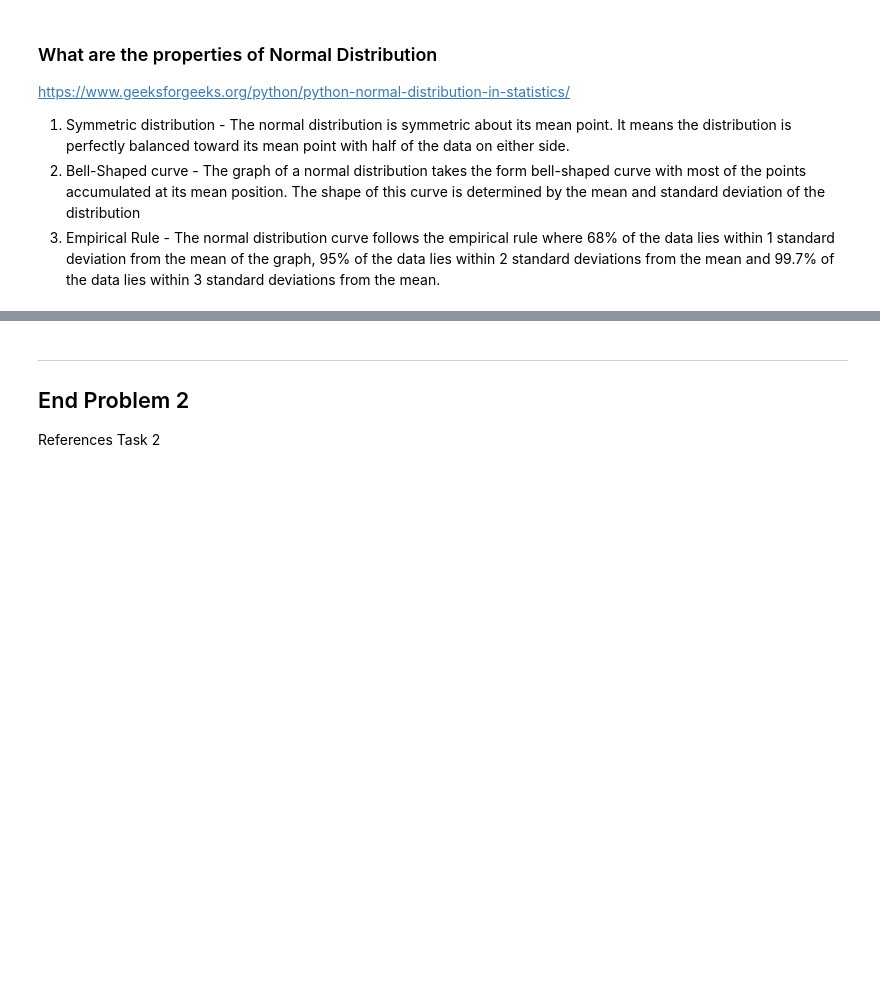
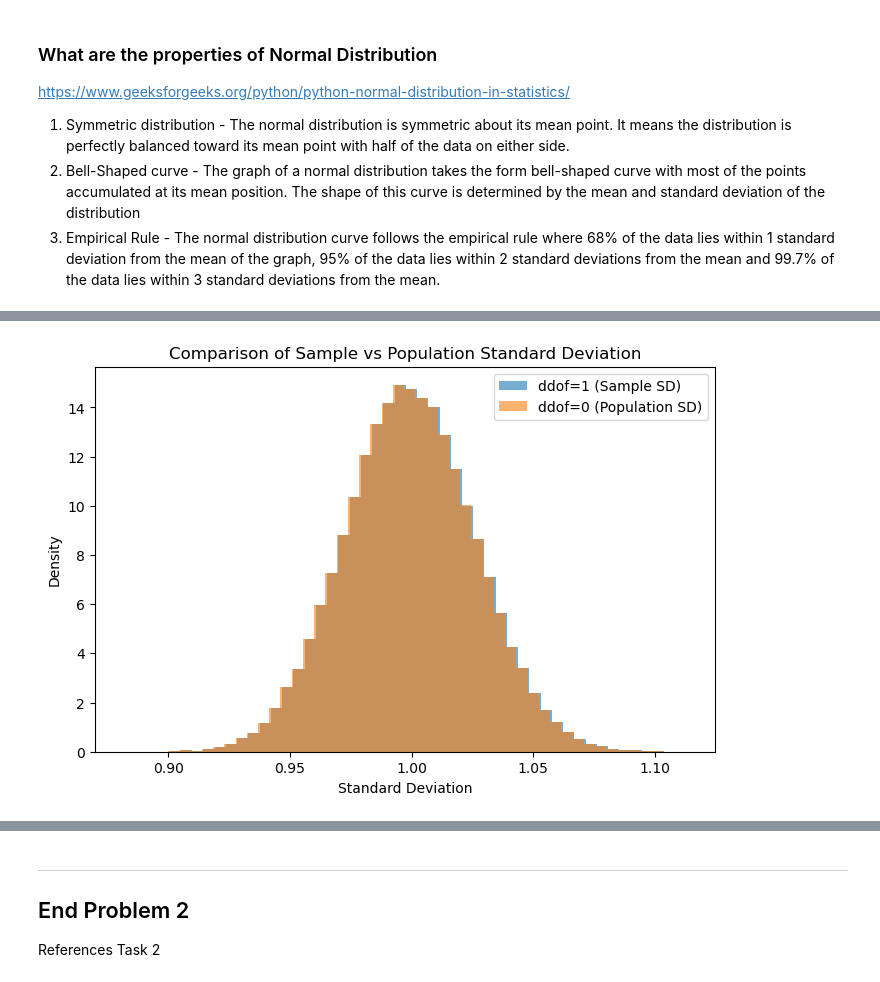
Before and after one commit to AudeAllen/Applied_Statistics, a Jupyter notebook: problems.ipynb, the cells around one changed output, grey strips where cells are left out. Drawn from its saved outputs; the diff is of its cells as text; code cells hidden in the pictures; blank space fills up the shorter version.

```diff
--- a/problems.ipynb
+++ b/problems.ipynb
@@ -391,0 +376,28 @@ plt.show()
+# %%
+# Same code as above but with larger sample size
+
+n_samples = 100_000
+sample_size = 700
+data = np.random.randn(n_samples, sample_size)
+
+
+# Compute standard deviations
+std_ddof1 = np.std(data, axis=1, ddof=1)  # Sample SD (unbiased)
+std_ddof0 = np.std(data, axis=1, ddof=0)  # Population SD (biased)
+
+
+plt.figure(figsize=(8, 5))
+plt.hist(std_ddof1, bins=50, alpha=0.6,
+         label='ddof=1 (Sample SD)', density=True)
+plt.hist(std_ddof0, bins=50, alpha=0.6,
+         label='ddof=0 (Population SD)', density=True)
+plt.xlabel('Standard Deviation')
+plt.ylabel('Density')
+plt.title('Comparison of Sample vs Population Standard Deviation')
+plt.legend()
+plt.show()
+
+# Show the plot
+plt.show()
+# %% [output]
+[figure, added]
```
Also changed, not shown: parts of 12 cells of this notebook.
